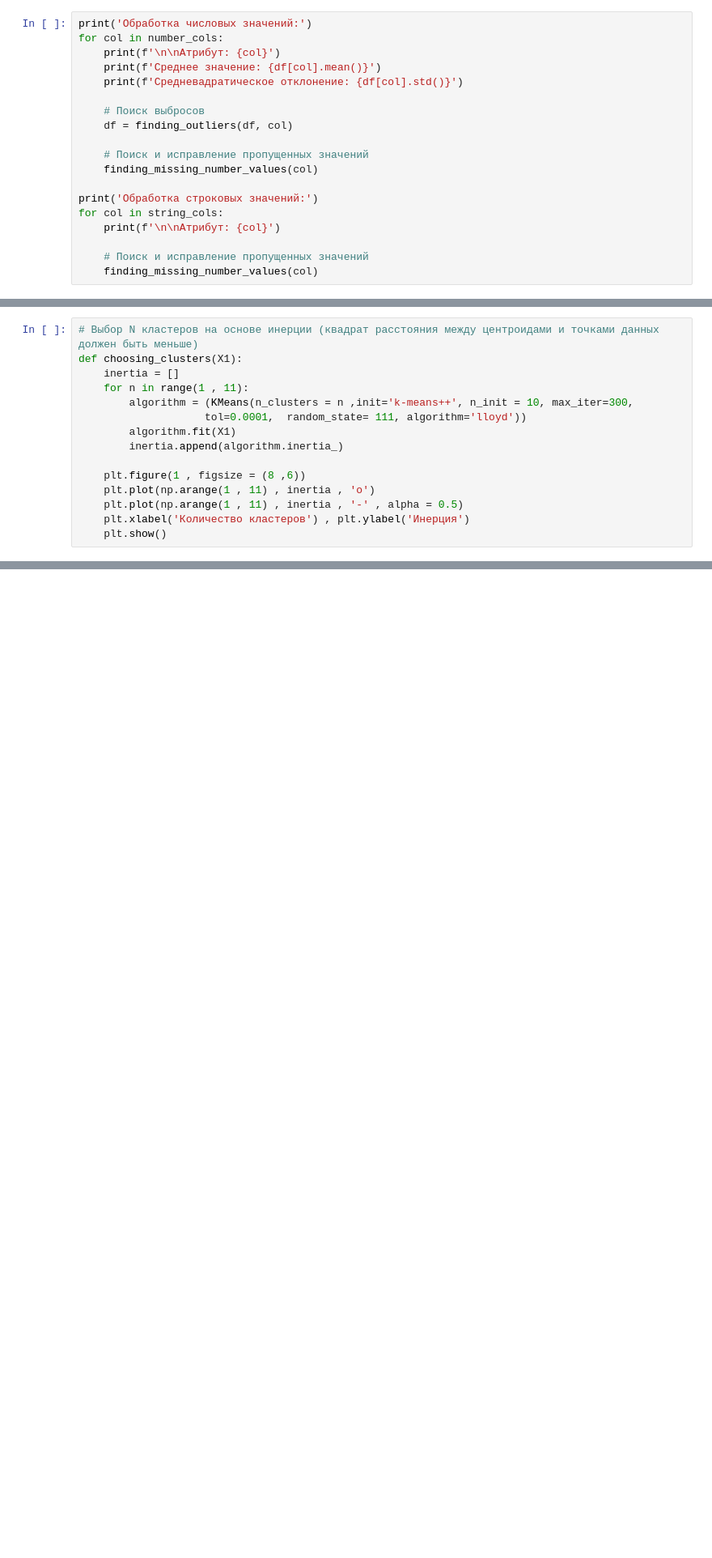
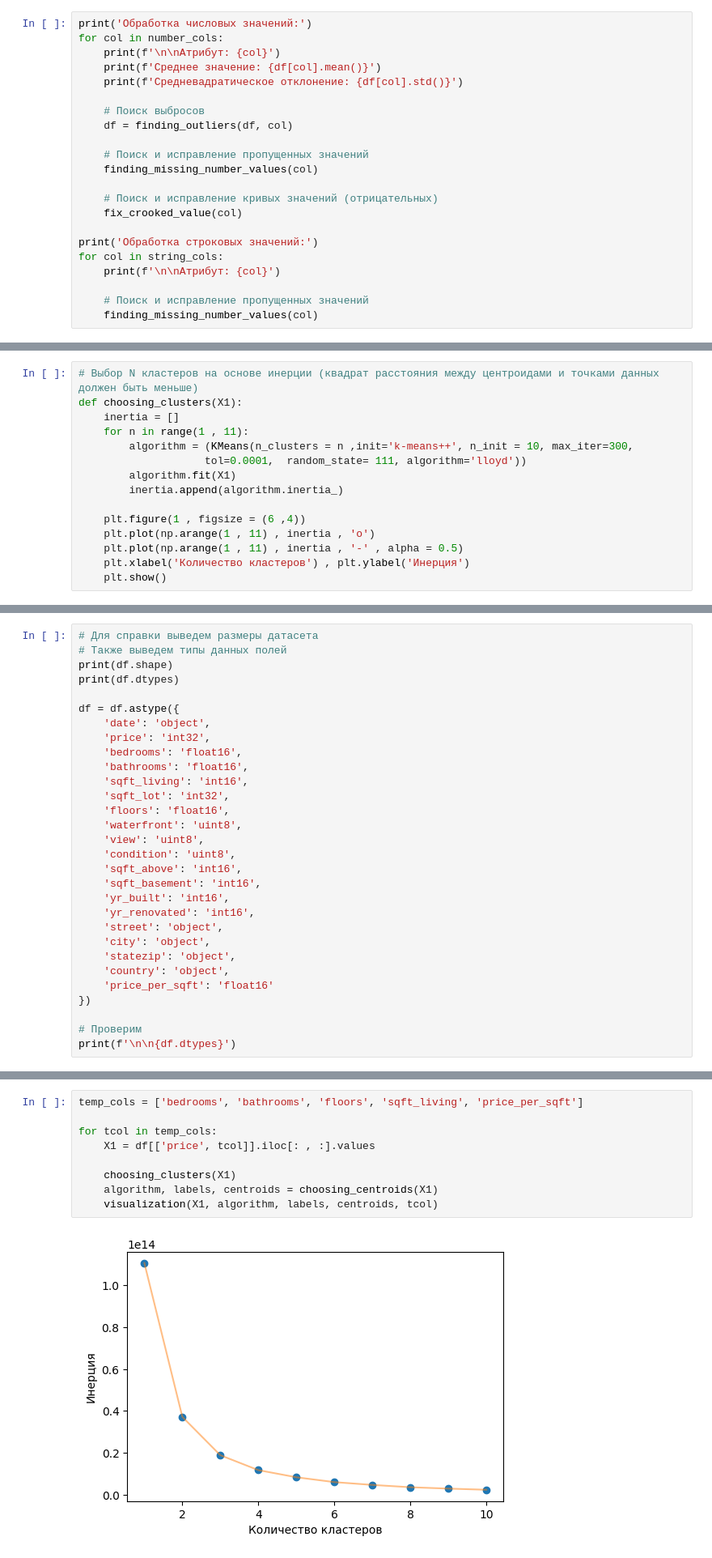
Before and after one commit to Stepawka-hub/Machine-Learning, a Jupyter notebook: Work_2/Lab 2, 2374, Львов С.А..ipynb, the cells around one changed output, grey strips where cells are left out. Shown: that part at 81% size. Saved outputs shown, nothing was run; the diff lists cells and outputs as text; blank space fills up the shorter version.

Commit message:
Фикс кривых значений

```diff
--- a/Work_2/Lab 2, 2374, Львов С.А..ipynb
+++ b/Work_2/Lab 2, 2374, Львов С.А..ipynb
@@ -150,6 +157,9 @@ for col in number_cols:
     # Поиск и исправление пропущенных значений
     finding_missing_number_values(col)
 
+    # Поиск и исправление кривых значений (отрицательных)
+    fix_crooked_value(col)
+
 print('Обработка строковых значений:')
 for col in string_cols:
     print(f'\n\nАтрибут: {col}')
@@ -193,7 +198,7 @@ def choosing_clusters(X1):
         algorithm.fit(X1)
         inertia.append(algorithm.inertia_)
 
-    plt.figure(1 , figsize = (8 ,6))
+    plt.figure(1 , figsize = (6 ,4))
     plt.plot(np.arange(1 , 11) , inertia , 'o')
     plt.plot(np.arange(1 , 11) , inertia , '-' , alpha = 0.5)
     plt.xlabel('Количество кластеров') , plt.ylabel('Инерция')
@@ -277,0 +262,30 @@ choosing_clusters(X1)
+# %%
+# Для справки выведем размеры датасета
+# Также выведем типы данных полей
+print(df.shape)
+print(df.dtypes)
+
+df = df.astype({
+    'date': 'object',
+    'price': 'int32',
+    'bedrooms': 'float16',
+    'bathrooms': 'float16',
+    'sqft_living': 'int16',
+    'sqft_lot': 'int32',
+    'floors': 'float16',
+    'waterfront': 'uint8',
+    'view': 'uint8',
+    'condition': 'uint8',
+    'sqft_above': 'int16',
+    'sqft_basement': 'int16',
+    'yr_built': 'int16',
+    'yr_renovated': 'int16',
+    'street': 'object',
+    'city': 'object',
+    'statezip': 'object',
+    'country': 'object',
+    'price_per_sqft': 'float16'
+})
+
+# Проверим
+print(f'\n\n{df.dtypes}')
@@ -277,0 +312,11 @@ choosing_clusters(X1)
+# %%
+temp_cols = ['bedrooms', 'bathrooms', 'floors', 'sqft_living', 'price_per_sqft']
+
+for tcol in temp_cols:
+    X1 = df[['price', tcol]].iloc[: , :].values
+
+    choosing_clusters(X1)
+    algorithm, labels, centroids = choosing_centroids(X1)
+    visualization(X1, algorithm, labels, centroids, tcol)
+# %% [output]
+[figure, added]
```
Also changed, not shown: parts of 15 cells of this notebook.
